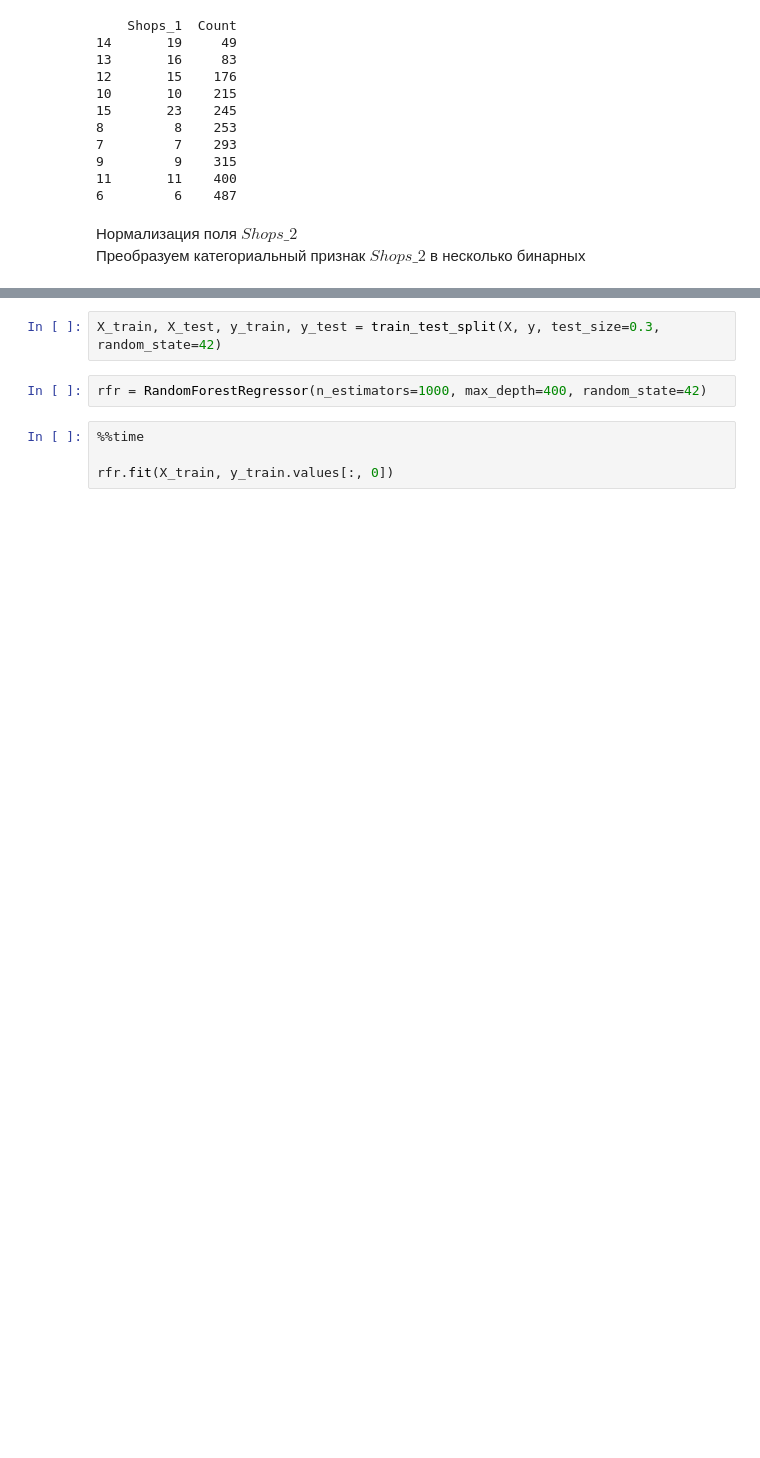
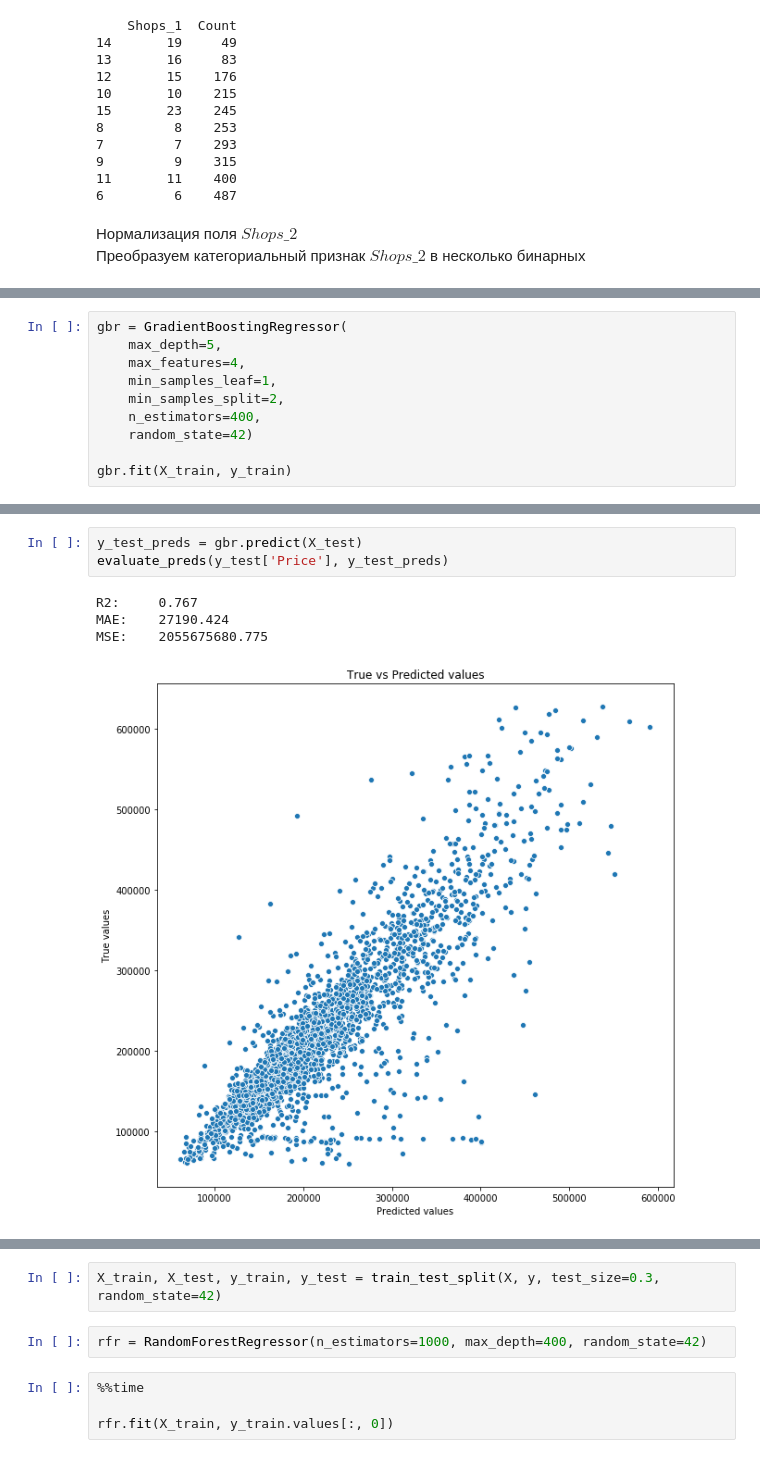
Before and after one commit to comrade747/python, a Jupyter notebook: project_task/ErshovAA_solution.ipynb, the cells around one changed output, grey strips where cells are left out. Cells and saved outputs as stored; diff of their text form; blank space fills up the shorter version.

```diff
--- a/project_task/ErshovAA_solution.ipynb
+++ b/project_task/ErshovAA_solution.ipynb
@@ -539,0 +645,10 @@ memory usage: 1.2 MB
+# %%
+gbr = GradientBoostingRegressor(
+    max_depth=5,
+    max_features=4,
+    min_samples_leaf=1,
+    min_samples_split=2,
+    n_estimators=400,
+    random_state=42)
+
+gbr.fit(X_train, y_train)
@@ -539,0 +665,8 @@ memory usage: 1.2 MB
+# %%
+y_test_preds = gbr.predict(X_test)
+evaluate_preds(y_test['Price'], y_test_preds)
+# %% [output]
+R2:     0.767
+MAE:    27190.424
+MSE:    2055675680.775
+[figure, added]
```
Also changed, not shown: parts of 182 cells of this notebook.
